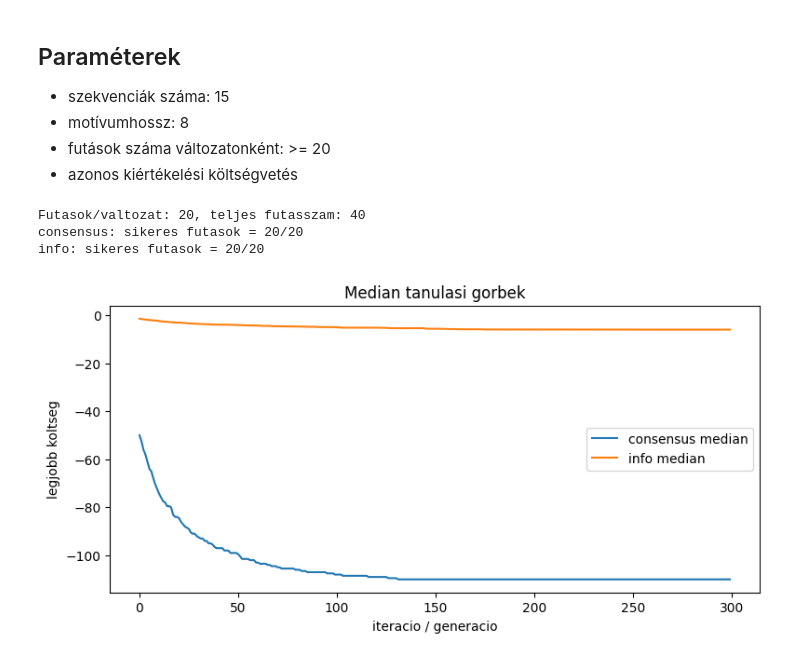
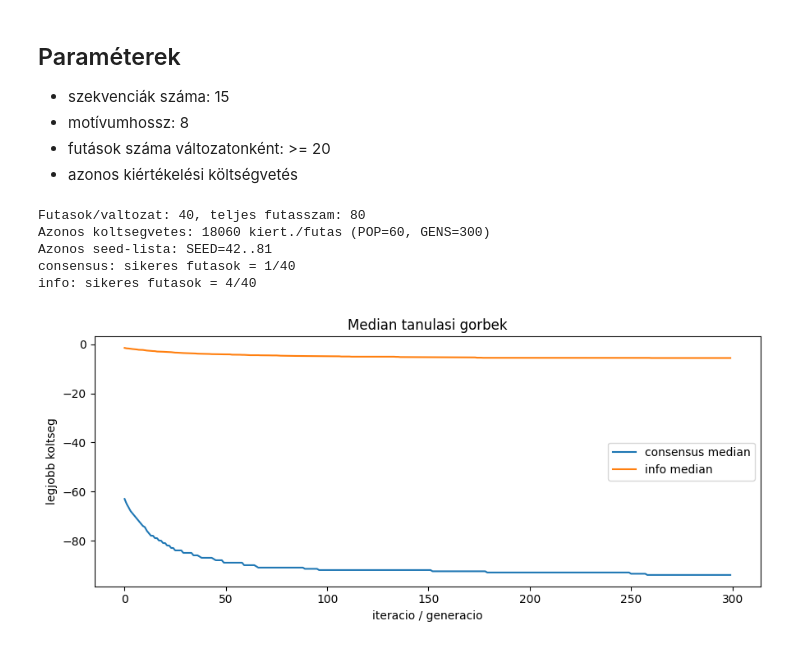
Before and after one commit to HKende2/bigyo-konszenzus-vs-info, a Jupyter notebook: notebooks/konszenzus_vs_informaciotartalom_colab.ipynb, the cells around one changed output. Saved outputs shown, nothing was run; the diff lists cells and outputs as text; code cells hidden in the pictures.

Commit message:
Kod modositva az elvarasok megfeleltetesehez, futasok valtozatonkent most 40

```diff
--- a/notebooks/konszenzus_vs_informaciotartalom_colab.ipynb
+++ b/notebooks/konszenzus_vs_informaciotartalom_colab.ipynb
@@ -25,7 +25,7 @@ SEED = 42  # alap random seed a reprodukalhatosaghoz
 EXPECTED = """Az információtartalom-alapú fitnesz legalább olyan gyakran találja meg a motívumot, mint a konszenzus-pontszám; A/T-gazdag háttérnél jobb."""  # elvart allitas a vegso ellenorzeshez
 
 FITNESS_MODES = ("consensus", "info")  # osszehasonlitott fitneszmodok
-RUNS = 20  # futasok szama modonkent (minimum kovetelmeny: >=20)
+RUNS = 40 # futasok szama modonkent (minimum kovetelmeny: >=20; 40 a stabilabb becsleshez)
 
 # A/T-gazdag hatter a feladat elvarasa szerint
 BG_PROBS = {"A": 0.35, "C": 0.15, "G": 0.15, "T": 0.35}  # hatter baziseloszlas
@@ -82,17 +82,10 @@ def consensus(pos, seqs=SEQS):
     # Konszenzus szot ad vissza a kivagott k-merek oszlopai alapjan.
     return "".join(max("ACGT", key=col.count) for col in zip(*kmers(pos, seqs)))
 
-def motif_match_score(pos, seqs=SEQS, motif=MOTIF):
-    # A motivumhoz valodi tenyleges egyezes: minden szekvencia adott kezdopoziciojan a k-mer es a motivum hany helyen egyezik.
-    score = 0
-    for seq, p in zip(seqs, pos):
-        kmer = seq[p:p + K]
-        score += sum(a == b for a, b in zip(motif, kmer))
-    return score
-
 def consensus_score(pos, seqs=SEQS):
-    # Backward-compatible alias: a konszenzus-alapu valtozat a motivum-egyzesre dolgozik, nem a veletlen tobbségre.
-    return motif_match_score(pos, seqs, MOTIF)
+    # Konszenzus-pontszam: oszloponkenti legtobbszori bazisok osszege.
+    cols = list(zip(*kmers(pos, seqs)))
+    return sum(max(col.count(c) for c in "ACGT") for col in cols)
 
 def information_content_score(pos, seqs=SEQS, bg_probs=BG_PROBS, pseudocount=1.0):
     # Informaciotartalom score: oszloponkenti KL-jellegu elteres a hattertol.
@@ -110,7 +103,7 @@ def information_content_score(pos, seqs=SEQS, bg_probs=BG_PROBS, pseudocount=1.0
 def cost(pos, mode="consensus", seqs=SEQS):
     # Kozos koltsegfuggveny: minimalizalunk, ezert score -> negativ koltseg.
     if mode == "consensus":
-        return -motif_match_score(pos, seqs, MOTIF)
+        return -consensus_score(pos, seqs)
     if mode == "info":
         return -information_content_score(pos, seqs, BG_PROBS)
     raise ValueError(f"Ismeretlen fitness mod: {mode}")
@@ -128,8 +121,8 @@ def position_accuracy(pos, true_pos=TRUE_POS):
     return sum(int(p == t) for p, t in zip(pos, true_pos)) / len(true_pos)
 
 def is_success(pos, seqs=SEQS, motif=MOTIF):
-    # Sikerfeltetel: a kivalsztott kezdopoziciok altal adott k-merek legalabb K-2 helyen egyeznek a motivummal.
-    return motif_match_score(pos, seqs, motif) >= len(motif) - 2
+    # A konszenzus a motívumtol legfeljebb ket bázispozícióban térhet el.
+    return hamming(consensus(pos, seqs), motif) <= 2
 
 OPTIMUM = None  # opcionlis referencia a globalis optimumhoz (itt nem szamolt)
 # %%
@@ -215,6 +212,8 @@ def run(seed, mode):
 # >=20 futás/variáns, azonos seed-lista, azonos költségvetés
 
 # ---- Kísérlet: független futások ----
+# Rögzített közös seed-lista: mindket fitnessmod pontosan ugyanazokkal a seedekkel indul.
+# Az azonos POP, GENS es EVALUATION_BUDGET miatt a ket varians koltsegvetese megegyezik.
 seed_list = [SEED + i for i in range(RUNS)]  # fix seed-ek: mindket mod ugyanazt kapja
 records = []  # futasonkenti meresek hosszu tablaja
 curves_by_mode = {m: [] for m in FITNESS_MODES}  # tanulasi gorbek modonkent
@@ -231,38 +230,42 @@ for mode in FITNESS_MODES:
             "evals_to_target": out["evals_to_target"],
             "pos_acc": out["pos_acc"],
             "best_consensus": out["best_consensus"],
         })
 
 run_summary_text = [
-    f"Futasok/valtozat: {RUNS}, teljes futasszam: {len(records)}"
+    f"Futasok/valtozat: {RUNS}, teljes futasszam: {len(records)}",
+    f"Azonos koltsegvetes: {EVALUATION_BUDGET} kiert./futas (POP={POP}, GENS={GENS})",
+    f"Azonos seed-lista: SEED={SEED}..{SEED + RUNS - 1}",
   ]
 for mode in FITNESS_MODES:
     succ = sum(r["success"] for r in records if r["mode"] == mode)
     run_summary_text.append(f"{mode}: sikeres futasok = {succ}/{RUNS}")
 run_summary_text = "\n".join(run_summary_text)
 print(run_summary_text)
 
 df = pd.DataFrame(records)
 df.to_csv(TABLE_DIR / "futasonkenti_eredmenyek.csv", index=False)
 
 # Median tanulasi gorbek kirajzolasa modonkent.
 plt.figure(figsize=(9, 4))
 for mode in FITNESS_MODES:
     arr = np.array(curves_by_mode[mode], dtype=float)
     med = np.median(arr, axis=0)
     plt.plot(med, label=f"{mode} median")
 plt.xlabel("iteracio / generacio")
 plt.ylabel("legjobb koltseg")
 plt.title("Median tanulasi gorbek")
 plt.legend()
 plt.tight_layout()
 plt.savefig(FIGURE_DIR / "median_tanulasi_gorbek.png", dpi=150, bbox_inches="tight")
 plt.show()
 # %% [output]
-Futasok/valtozat: 20, teljes futasszam: 40
-consensus: sikeres futasok = 20/20
-info: sikeres futasok = 20/20
+Futasok/valtozat: 40, teljes futasszam: 80
+Azonos koltsegvetes: 18060 kiert./futas (POP=60, GENS=300)
+Azonos seed-lista: SEED=42..81
+consensus: sikeres futasok = 1/40
+info: sikeres futasok = 4/40
-[figure, old version]
+[figure, new version]
 # %%
 # Statisztika (medián, IQR) és boxplot készítése
 
```
Also changed, not shown: parts of 3 cells of this notebook.
